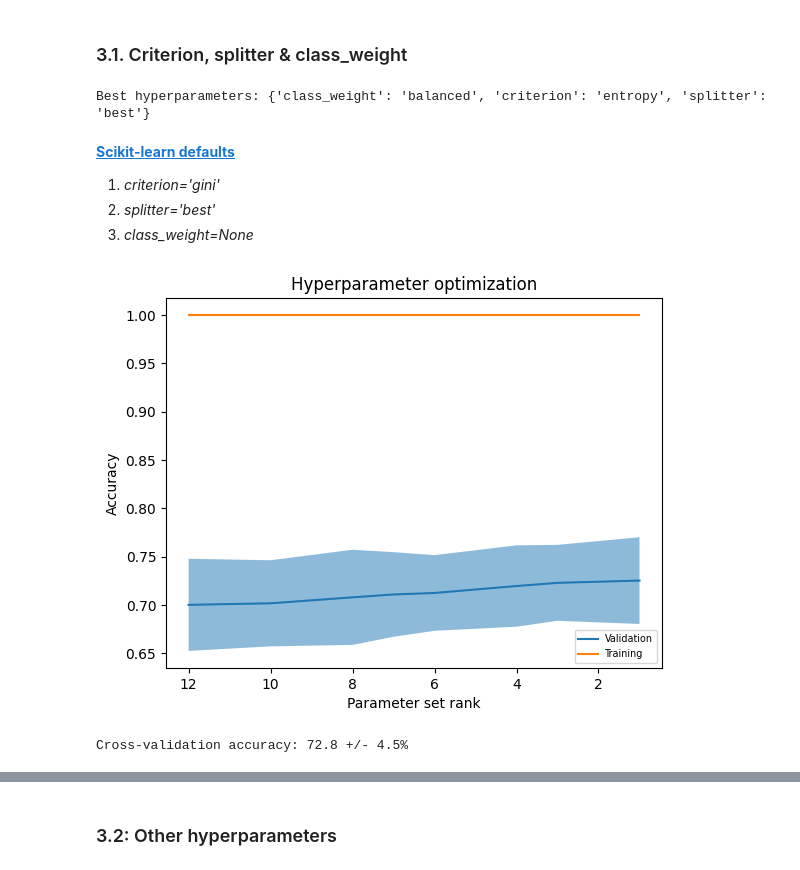
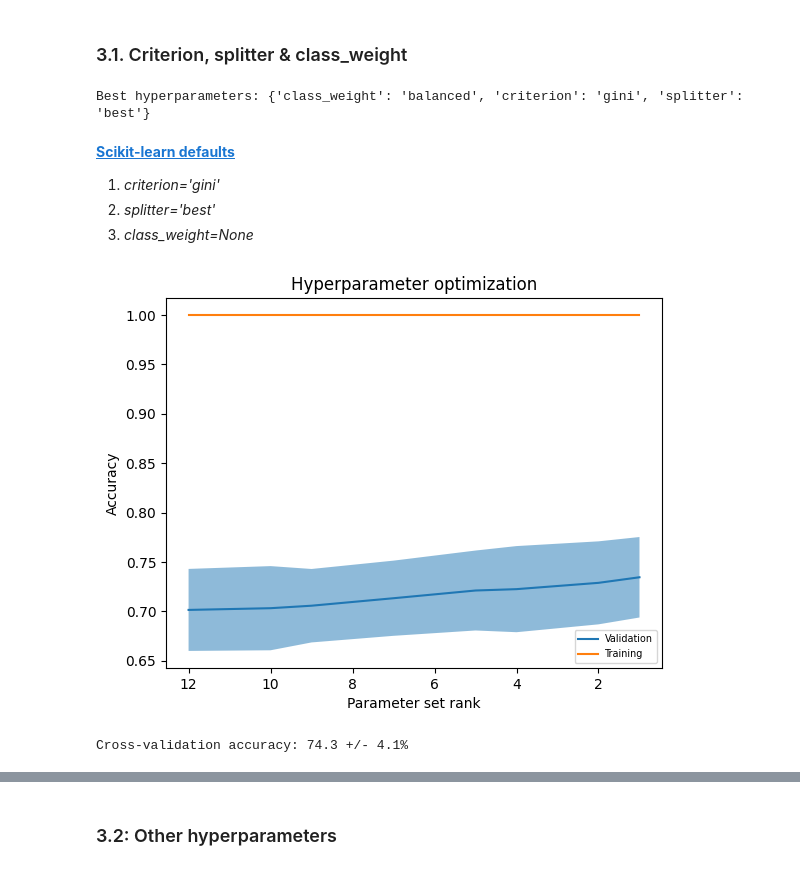
Before and after one commit to 4GeeksAcademy/helloklow-ML-web-app-using-Streamlit, a Jupyter notebook: src/solution.ipynb, the cells around one changed output, grey strips where cells are left out. Drawn from its saved outputs; the diff is of its cells as text; code cells hidden in the pictures.

```diff
--- a/src/solution.ipynb
+++ b/src/solution.ipynb
@@ -576,5 +576,10 @@ plot_cross_validation('Feature engineering experiments', experiments).show()
 Manual feature selection seems to have worked the best. Let's carry forward that data for the rest of the notebook.
 # %%
 # Pick the feature set we want to use for hyperparameter tuning
-hyperparameter_tuning_features=iterative_imputed_training_features[manually_selected_feature_names]
-hyperparameter_tuning_features.head()
+hyperparameter_tuning_features=automatically_selected_imputed_training_features
+
+# Start new results holder for hyperparameter optimization results
+hyperparameter_experiments={
+    'Baseline': experiments['Baseline'],
+    'Iterative imputation,\nfeature selection': experiments['Iterative imputation,\nfeature selection']
+}
@@ -618,10 +616,10 @@ grid=GridSearchCV(
     return_train_score=True
 )
 
-round_one_results=grid.fit(hyperparameter_tuning_features, training_labels)
-print(f'Best hyperparameters: {round_one_results.best_params_}')
+results=grid.fit(hyperparameter_tuning_features, training_labels)
+print(f'Best hyperparameters: {results.best_params_}')
 # %% [output]
-Best hyperparameters: {'class_weight': 'balanced', 'criterion': 'entropy', 'splitter': 'best'}
+Best hyperparameters: {'class_weight': 'balanced', 'criterion': 'gini', 'splitter': 'best'}
 # %% [markdown]
 **[Scikit-learn defaults](https://scikit-learn.org/stable/modules/generated/sklearn.tree.DecisionTreeClassifier.html)**
 
@@ -631,15 +629,15 @@ Best hyperparameters: {'class_weight': 'balanced', 'criterion': 'entropy', 'spli
 # %%
 from notebook_helper_functions import plot_hyperparameter_tuning
 
-plot_hyperparameter_tuning(round_one_results).show()
+plot_hyperparameter_tuning(results).show()
 # %% [output]
-[figure, old version]
+[figure, new version]
 # %%
 # Instantiate a model using the winning parameters
 model=DecisionTreeClassifier(
-    class_weight=round_one_results.best_params_['class_weight'],
-    criterion=round_one_results.best_params_['criterion'],
-    splitter=round_one_results.best_params_['splitter'],
+    class_weight=results.best_params_['class_weight'],
+    criterion=results.best_params_['criterion'],
+    splitter=results.best_params_['splitter'],
     random_state=random_seed
 )
 
@@ -655,9 +653,10 @@ scores=cross_val_score(
 
 # Collect the scores so we can plot and compare later
 hyperparameter_experiments['Hyperparameter\noptimization\nround 1']=scores * 100
+
 print(f'Cross-validation accuracy: {(np.median(scores) * 100):.1f} +/- {(scores.std() * 100):.1f}%')
 # %% [output]
-Cross-validation accuracy: 72.8 +/- 4.5%
+Cross-validation accuracy: 74.3 +/- 4.1%
 # %%
 plot_cross_validation('Hyperparameter optimization experiments', hyperparameter_experiments).show()
 # %% [output]
```
Also changed, not shown: parts of 22 cells of this notebook, 2 other files.
